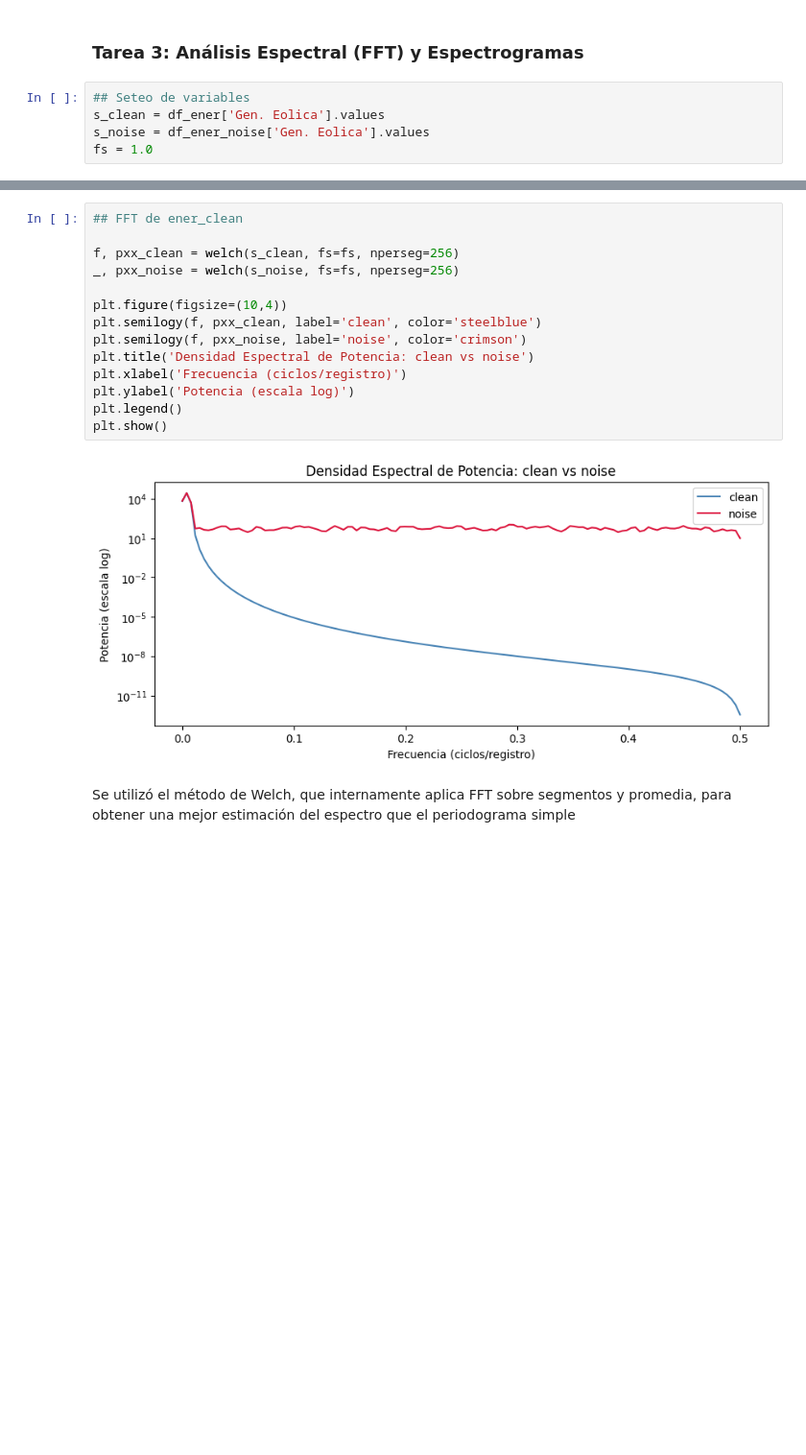
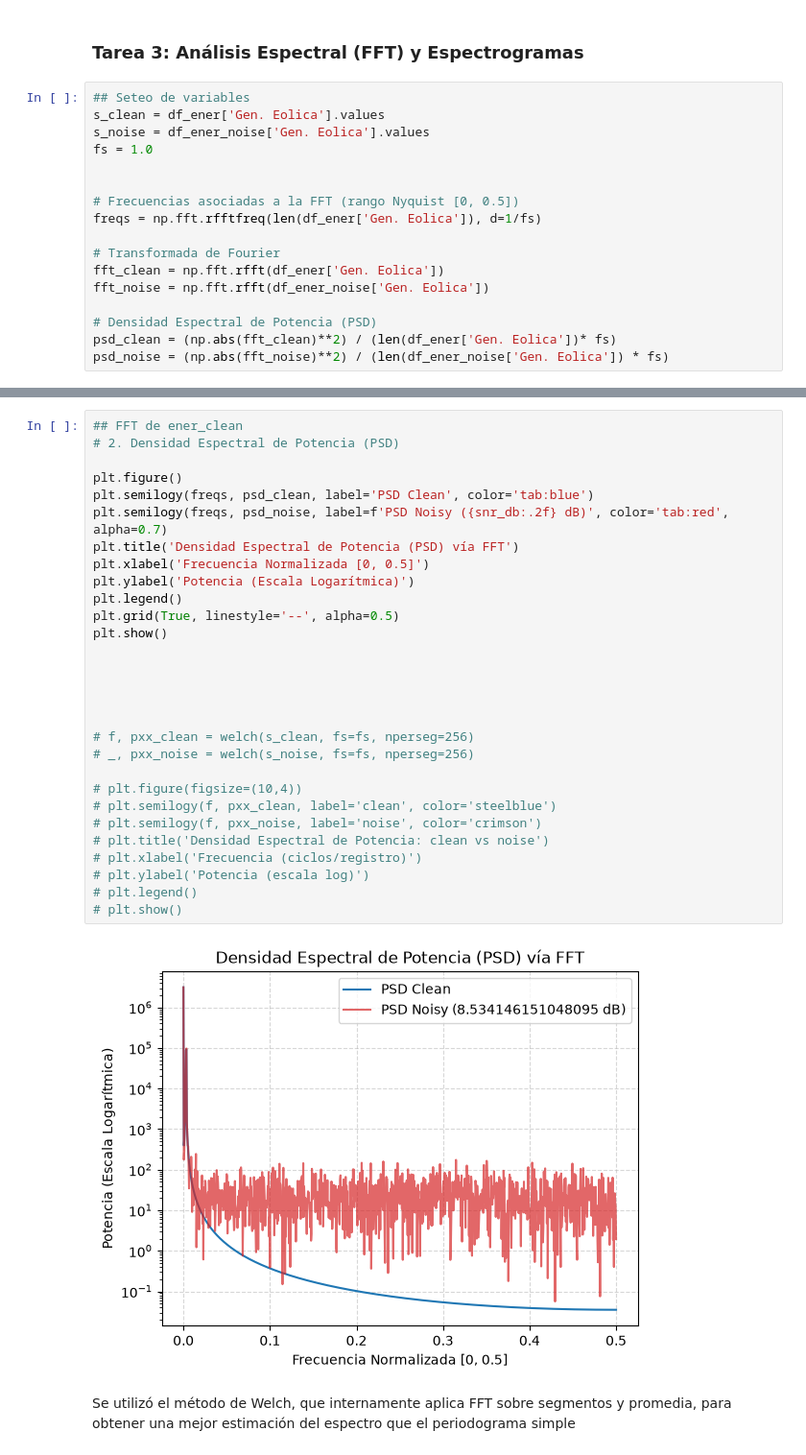
Before and after one commit to nceballosp/los_falsos_positivos_taller_practico_03, a Jupyter notebook: notebooks/taller_practico_03.ipynb, the cells around one changed output, grey strips where cells are left out. Shown at 96% size. Cells and saved outputs as stored; diff of their text form; blank space fills up the shorter version.

Commit message:
fix FFT ener and updated requirements

```diff
--- a/notebooks/taller_practico_03.ipynb
+++ b/notebooks/taller_practico_03.ipynb
@@ -230,3 +230,15 @@ Como se puede ver en las graficas, ener_5 (Costo Gas) es un Random Walk con Drif
 s_clean = df_ener['Gen. Eolica'].values
 s_noise = df_ener_noise['Gen. Eolica'].values
 fs = 1.0
+
+
+# Frecuencias asociadas a la FFT (rango Nyquist [0, 0.5])
+freqs = np.fft.rfftfreq(len(df_ener['Gen. Eolica']), d=1/fs)
+
+# Transformada de Fourier
+fft_clean = np.fft.rfft(df_ener['Gen. Eolica'])
+fft_noise = np.fft.rfft(df_ener_noise['Gen. Eolica'])
+
+# Densidad Espectral de Potencia (PSD)
+psd_clean = (np.abs(fft_clean)**2) / (len(df_ener['Gen. Eolica'])* fs)
+psd_noise = (np.abs(fft_noise)**2) / (len(df_ener_noise['Gen. Eolica']) * fs)
@@ -233,19 +252,34 @@ fs = 1.0
 # %%
 ## FFT de ener_clean
+# 2. Densidad Espectral de Potencia (PSD)
 
-f, pxx_clean = welch(s_clean, fs=fs, nperseg=256)
-_, pxx_noise = welch(s_noise, fs=fs, nperseg=256)
+plt.figure()
+plt.semilogy(freqs, psd_clean, label='PSD Clean', color='tab:blue')
+plt.semilogy(freqs, psd_noise, label=f'PSD Noisy ({snr_db:.2f} dB)', color='tab:red', alpha=0.7)
+plt.title('Densidad Espectral de Potencia (PSD) vía FFT')
+plt.xlabel('Frecuencia Normalizada [0, 0.5]')
+plt.ylabel('Potencia (Escala Logarítmica)')
+plt.legend()
+plt.grid(True, linestyle='--', alpha=0.5)
+plt.show()
 
-plt.figure(figsize=(10,4))
-plt.semilogy(f, pxx_clean, label='clean', color='steelblue')
-plt.semilogy(f, pxx_noise, label='noise', color='crimson')
-plt.title('Densidad Espectral de Potencia: clean vs noise')
-plt.xlabel('Frecuencia (ciclos/registro)')
-plt.ylabel('Potencia (escala log)')
-plt.legend()
-plt.show()
+
+
+
+
+# f, pxx_clean = welch(s_clean, fs=fs, nperseg=256)
+# _, pxx_noise = welch(s_noise, fs=fs, nperseg=256)
+
+# plt.figure(figsize=(10,4))
+# plt.semilogy(f, pxx_clean, label='clean', color='steelblue')
+# plt.semilogy(f, pxx_noise, label='noise', color='crimson')
+# plt.title('Densidad Espectral de Potencia: clean vs noise')
+# plt.xlabel('Frecuencia (ciclos/registro)')
+# plt.ylabel('Potencia (escala log)')
+# plt.legend()
+# plt.show()
 # %% [output]
-[figure, old version]
+[figure, new version]
 # %% [markdown]
 Se utilizó el método de Welch, que internamente aplica FFT sobre segmentos y promedia, para obtener una mejor estimación del espectro que el periodograma simple
 # %%
```
Also changed, not shown: parts of 4 cells of this notebook, 1 other file.
